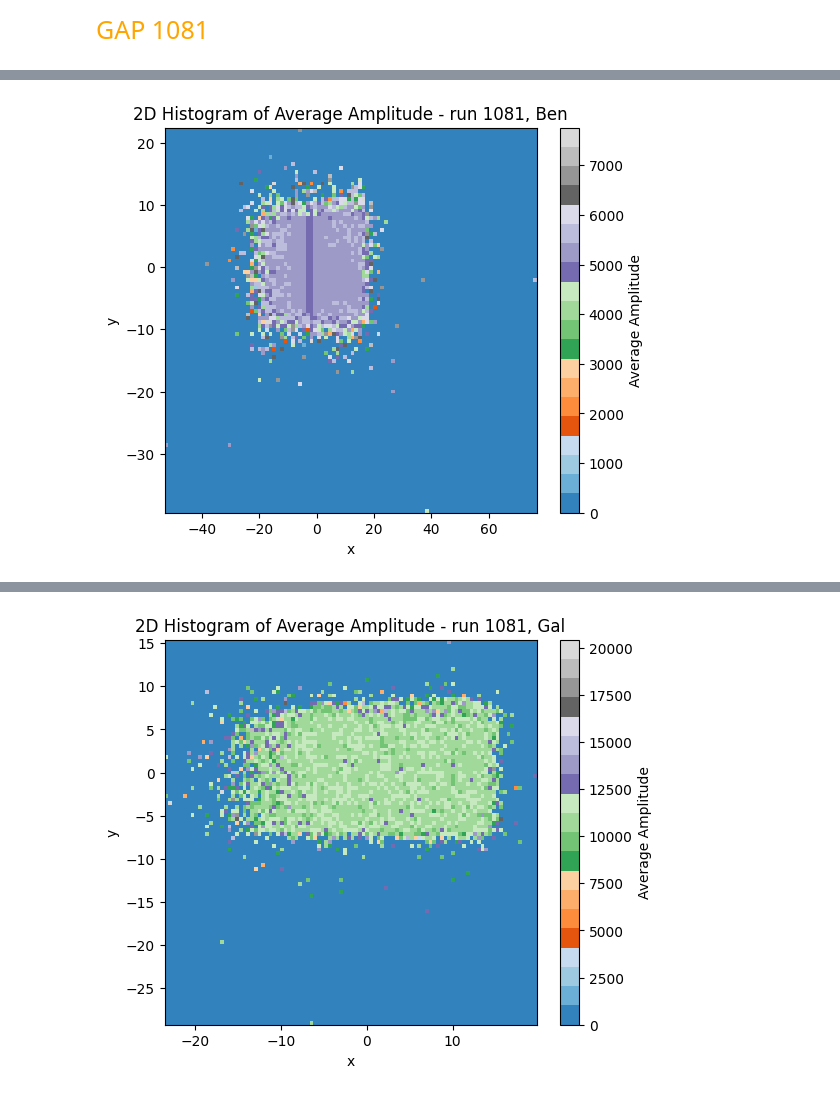
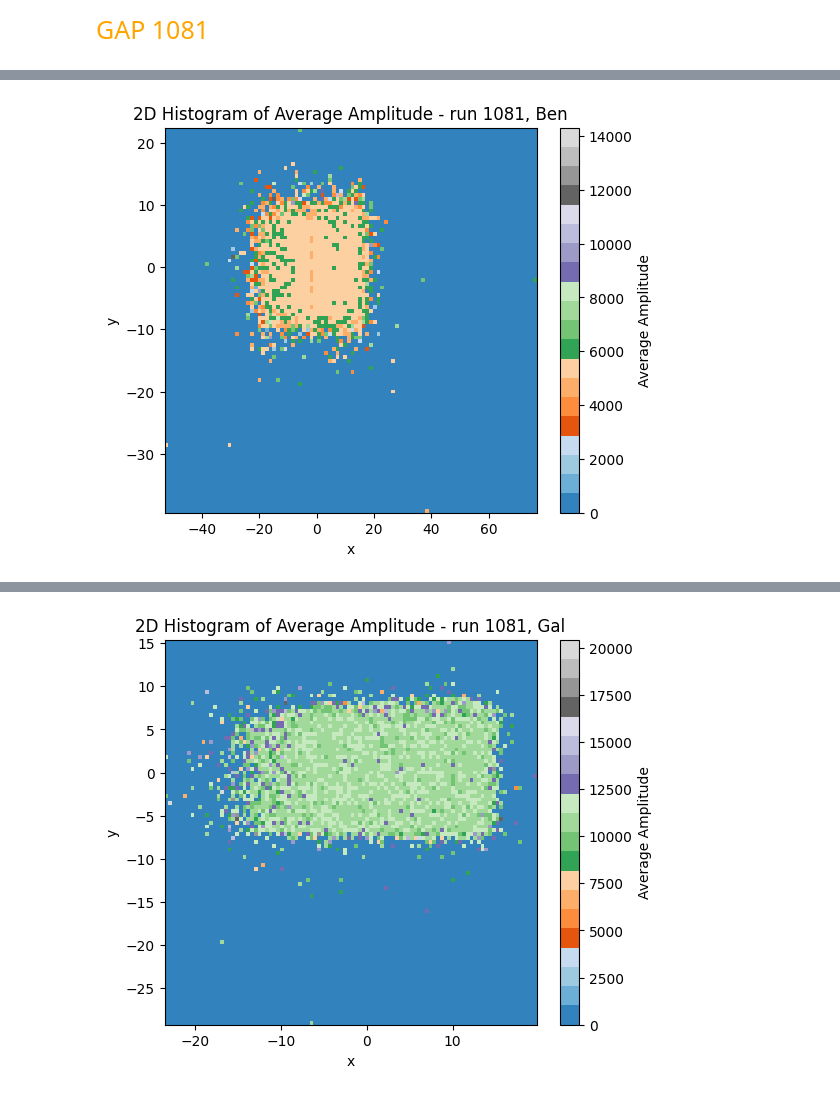
Before and after one commit to Ben-David-Ben/F-Cal-TB-Project, a Jupyter notebook: TB2025_Gap.ipynb, the cells around one changed output, grey strips where cells are left out. Drawn from its saved outputs; the diff is of its cells as text; code cells hidden in the pictures.

```diff
--- a/TB2025_Gap.ipynb
+++ b/TB2025_Gap.ipynb
@@ -174,12 +41,12 @@ path = "TB_FIRE\TB_reco\TB_FIRE_1093_raw_reco_diagnostics.root"
 # %%
 # add the reconstructed data of the dead pad to the hits data
-def add_reconstruct_data_single_dead_pad(data, plane, pad, scope_data = True):
+def add_reconstruct_data_single_dead_pad(data, plane, pad, scope_data = True, only_reco_data = False):
 
     if scope_data:
         hit_data = data.hits
 
     # get the array of the reconstructed data
-    reco_pad = pads_reconstruct(hit_data, plane, pad)
+    reco_pad = rf.pads_reconstruct(hit_data, plane, pad)
 
     # turn empty data in the reconstructed results to zeros
     reco_amp = ak.fill_none(ak.firsts(reco_pad), 0.0)
@@ -199,6 +66,9 @@ def add_reconstruct_data_single_dead_pad(data, plane, pad, scope_data = True):
     keep = reco_amp != 0
     reco_to_add = ak.fill_none(ak.mask(reco1, keep), [])
 
+    if only_reco_data:
+        return reco_to_add
+
     # combine with original data
     hits_with_reco_pad = ak.concatenate([hit_data, reco_to_add], axis=1)
 
@@ -206,4 +76,4 @@ def add_reconstruct_data_single_dead_pad(data, plane, pad, scope_data = True):
 
     return data_with_reco_pad
 
-reco_146_1093 = add_reconstruct_data_single_dead_pad(hit_data_scope_1093, 4, 146)
+# reco_146_1093 = add_reconstruct_data_single_dead_pad(hit_data_scope_1093, 4, 146)
@@ -280,45 +226,53 @@ plt.show()
+# %%
+path = "TB_FIRE\TB_reco\TB_FIRE_1081_raw_reco_diagnostics.root"
+hit_data_1081_reco_pads = reconstruct_data_all_dead_pads2(hit_data_scope_1081, 6, path)
 # %%
 hit_data_scope_1081_filtered = sf.filter_chi2_scope_data(hit_data_scope_1081, 3)
-X_ben1 = ak.flatten(hit_data_scope_1081.tele.x)
-Y_ben1 = ak.flatten(hit_data_scope_1081.tele.y)
+
+data = hit_data_scope_1081
+data = hit_data_1081_reco_pads
+# data = hit_data_scope_1081_filtered
+
+X_ben1 = ak.flatten(data.tele.x)
+Y_ben1 = ak.flatten(data.tele.y)
 
 X_ben = -ak.to_numpy(X_ben1)
 Y_ben = ak.to_numpy(Y_ben1)
 
-amp_ben1 = ak.sum(hit_data_scope_1081.hits.amp, axis = 1)
+amp_ben1 = ak.sum(data.hits.amp, axis = 1)
 amp_ben = ak.to_numpy(amp_ben1)
 
 # mask = (X_ben > -10) & (X_ben < 10)
-mask = (amp_ben < 8000)
-# mask = amp_ben > 0
+# mask = (amp_ben < 8000)
+mask = amp_ben > 0
 X_ben_mask = X_ben[mask]
 Y_ben_mask = Y_ben[mask]
 amp_ben_mask = amp_ben[mask]
 
 # Define bins
 bins = 100
 
 # Histogram of SUM of amplitudes
 sum_amp, xedges, yedges = np.histogram2d(X_ben_mask, Y_ben_mask, bins=bins, weights=amp_ben_mask)
 
 # Histogram of COUNTS
 counts, _, _ = np.histogram2d(X_ben_mask, Y_ben_mask, bins=[xedges, yedges])
 
 # Avoid division by zero
 avg_amp = np.divide(sum_amp, counts, out=np.zeros_like(sum_amp), where=counts > 0)
 
 
 # Plot
 plt.figure(figsize=(6,5))
 plt.pcolormesh(xedges, yedges, avg_amp.T, cmap="tab20c")
 plt.colorbar(label="Average Amplitude")
 plt.xlim(min(X_ben_mask), max(X_ben_mask))
 # plt.xlim(-30, 30)
 plt.ylim(min(Y_ben_mask), max(Y_ben_mask))
 # plt.ylim(-30, 20)
 plt.xlabel("x")
 plt.ylabel("y")
 plt.title("2D Histogram of Average Amplitude - run 1081, Ben")
 plt.show()
 # %% [output]
-[figure, old version]
+[figure, new version]
```
Also changed, not shown: parts of 17 cells of this notebook, 3 other files.
